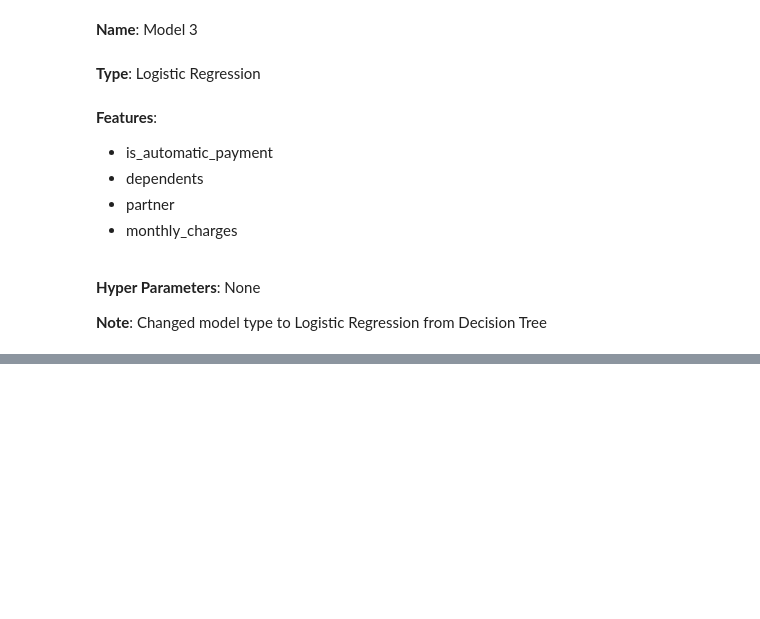
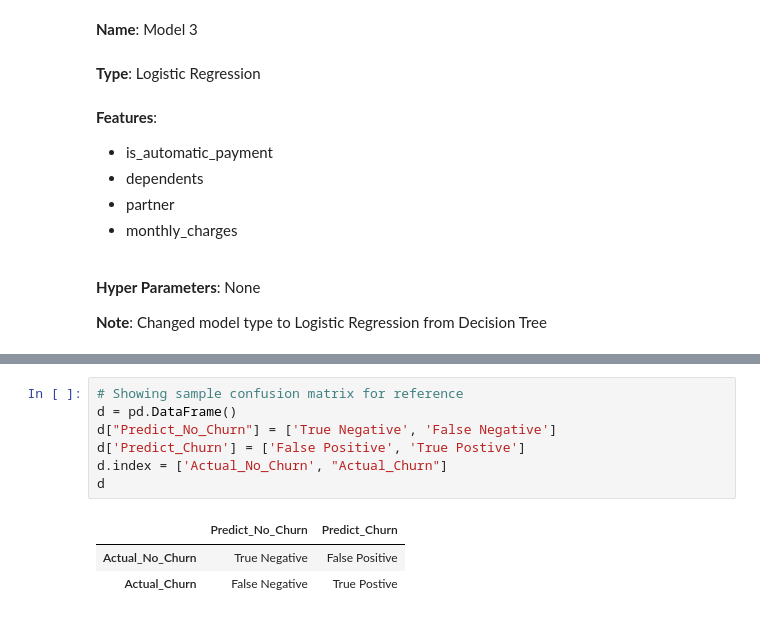
Before and after one commit to SamuelD-Data/Telco_Churn_Project, a Jupyter notebook: classification_project.ipynb, the cells around one changed output, grey strips where cells are left out. Drawn from its saved outputs; the diff is of its cells as text; blank space fills up the shorter version.

```diff
--- a/classification_project.ipynb
+++ b/classification_project.ipynb
@@ -732,0 +946,11 @@ Since our goal is to predict whether a customer churns or does not churn, accura
+# %%
+# Showing sample confusion matrix for reference
+d = pd.DataFrame()
+d["Predict_No_Churn"] = ['True Negative', 'False Negative']
+d['Predict_Churn'] = ['False Positive', 'True Postive']
+d.index = ['Actual_No_Churn', "Actual_Churn"]
+d
+# %% [output]
+|  | Predict_No_Churn | Predict_Churn |
+| Actual_No_Churn | True Negative | False Positive |
+| Actual_Churn | False Negative | True Postive |
```
Also changed, not shown: parts of 36 cells of this notebook.
